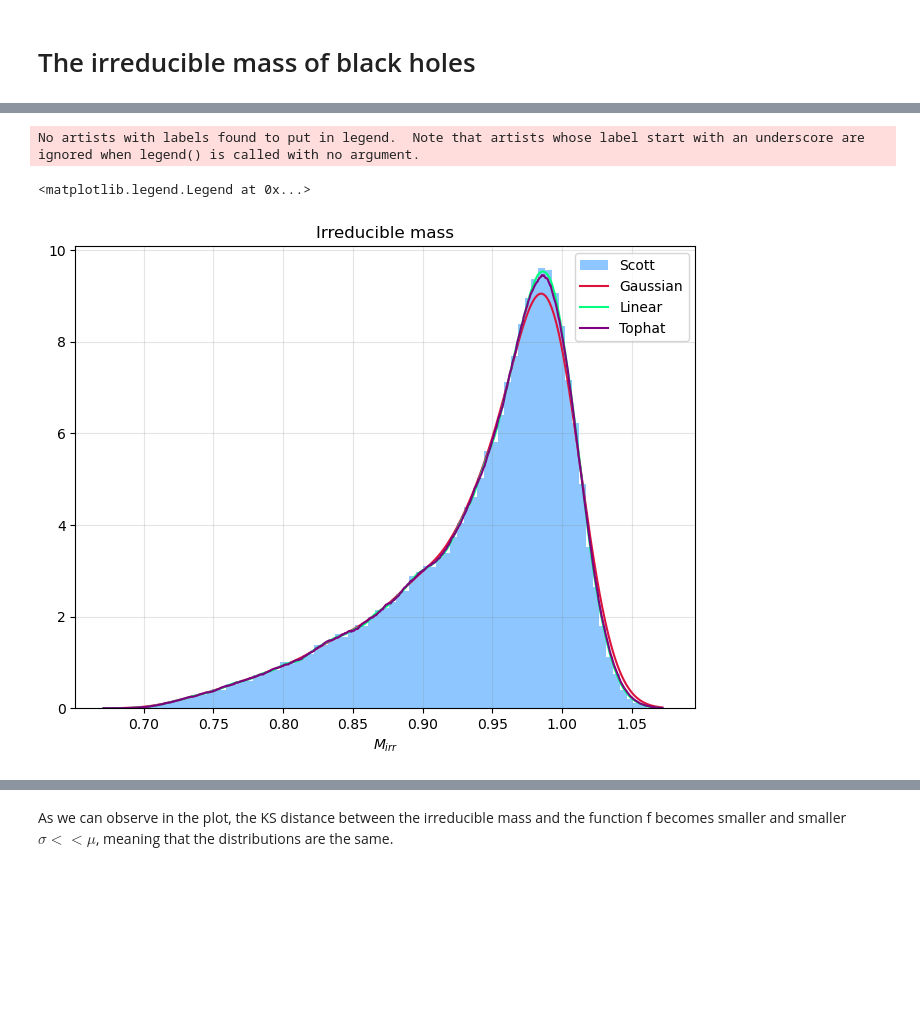
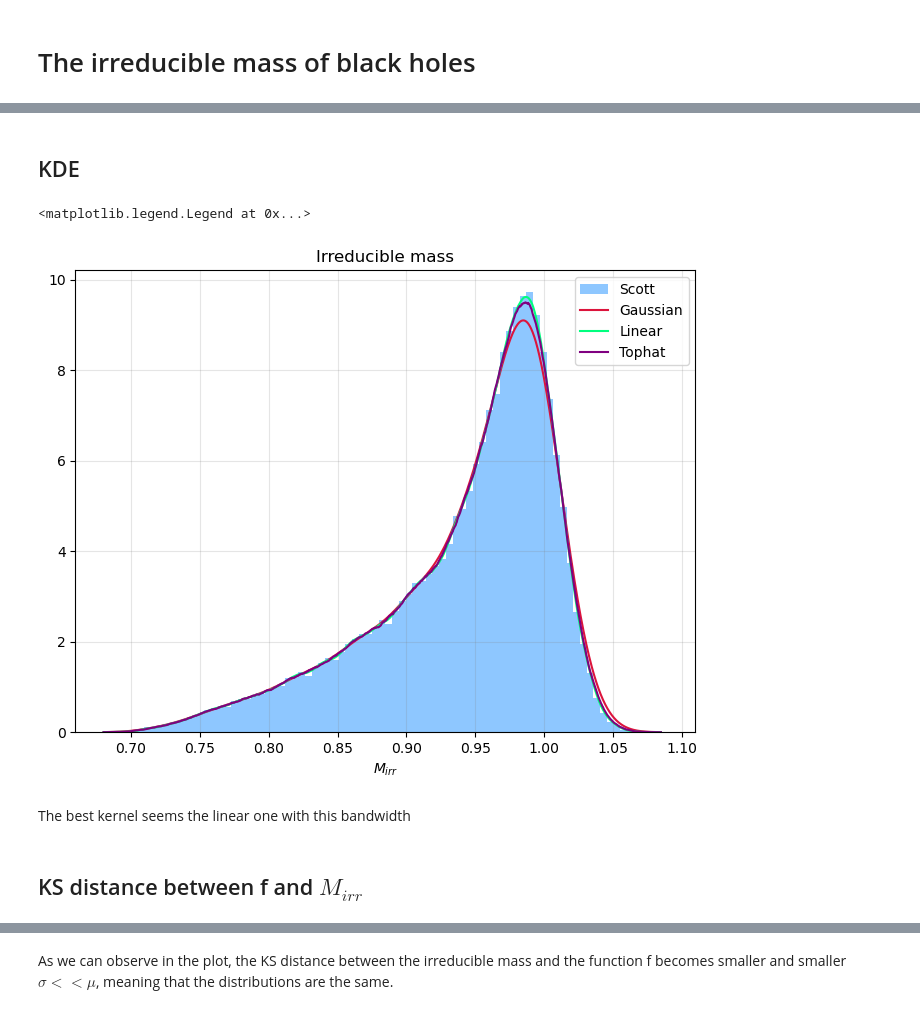
Before and after one commit to Isabella-Famoso/astrostatistics_bicocca_2024, a Jupyter notebook: working/L07/irreducible mass of BH.ipynb, the cells around one changed output, grey strips where cells are left out. Drawn from its saved outputs; the diff is of its cells as text; code cells hidden in the pictures; blank space fills up the shorter version.

```diff
--- a/working/L07/irreducible mass of BH.ipynb
+++ b/working/L07/irreducible mass of BH.ipynb
@@ -78,0 +124,2 @@ Text(0.5, 1.0, 'Irreducible mass')
+# %% [markdown]
+## KDE
@@ -79,37 +132,33 @@ Text(0.5, 1.0, 'Irreducible mass')
 # %%
 #Use this instead of M_irr for plotting
 Mgrid = np.linspace(M_irr.min(), M_irr.max(), 1000)
 
-#I define the function for genereting the distribution of M_irr using a KDE
-def KDE(M_irr, bandwidth, kernel):
-   KDE = KernelDensity(bandwidth=bandwidth, kernel= kernel)
-   KDE.fit(M_irr[:, np.newaxis]) #Sklearn returns log(density)
-   return np.exp(KDE.score_samples(Mgrid[:, np.newaxis]))
-
 fig2 = plt.figure(figsize=(8,6))
 ax2 = fig2.gca()
 ax2.grid(c='grey', alpha = 0.2)
-ax2.legend()
 ax2.set_xlabel('$M_{irr}$')
 
 ax2.set_title('Irreducible mass')
 fancyhist(M_irr, bins='scott', density = True, ax= ax2, histtype = 'stepfilled', linewidth = 1,  color = 'dodgerblue', label="Scott", alpha=0.5)
 
-#I plot it using different kernel
+#I plot it using different kernel but with the same bandwidth
 kde_gauss = KDE(M_irr, 0.01, kernel = 'gaussian')
-ax2.plot(Mgrid, kde_gauss, color = 'crimson', label='Gaussian')
+ax2.plot(Mgrid, kde_gauss, color = 'crimson', label= 'Gaussian')
 
 kde_lin = KDE(M_irr, 0.01, 'linear')
-ax2.plot(Mgrid, kde_lin, color = 'springgreen', label='Linear')
+ax2.plot(Mgrid, kde_lin, color = 'springgreen', label= 'Linear')
 
 kde_top = KDE(M_irr, 0.01, 'tophat')
-ax2.plot(Mgrid, kde_top, color = 'purple', label='Tophat')
+ax2.plot(Mgrid, kde_top, color = 'purple', label= 'Tophat')
 
 ax2.legend()
 # %% [output]
-No artists with labels found to put in legend.  Note that artists whose label start with an underscore are ignored when legend() is called with no argument.
+<matplotlib.legend.Legend at 0x...>
-<matplotlib.legend.Legend at 0x...>
-[figure, old version]
+[figure, new version]
+# %% [markdown]
+The best kernel seems the linear one with this bandwidth
+# %% [markdown]
+## KS distance between f and $M_{irr}$
 # %%
 #Now I need to evaluate the KS distance with different sigmas
 #First we need different distribution of M and M_irr with different sigmas
```
Also changed, not shown: parts of 11 cells of this notebook, 1 other file.
